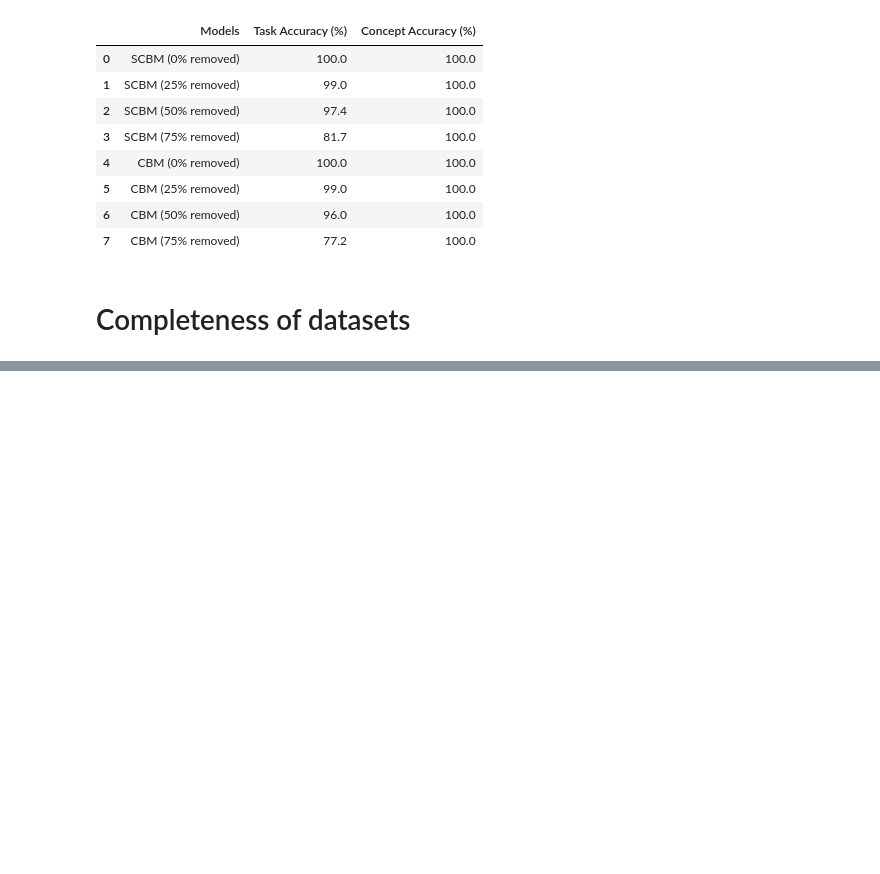
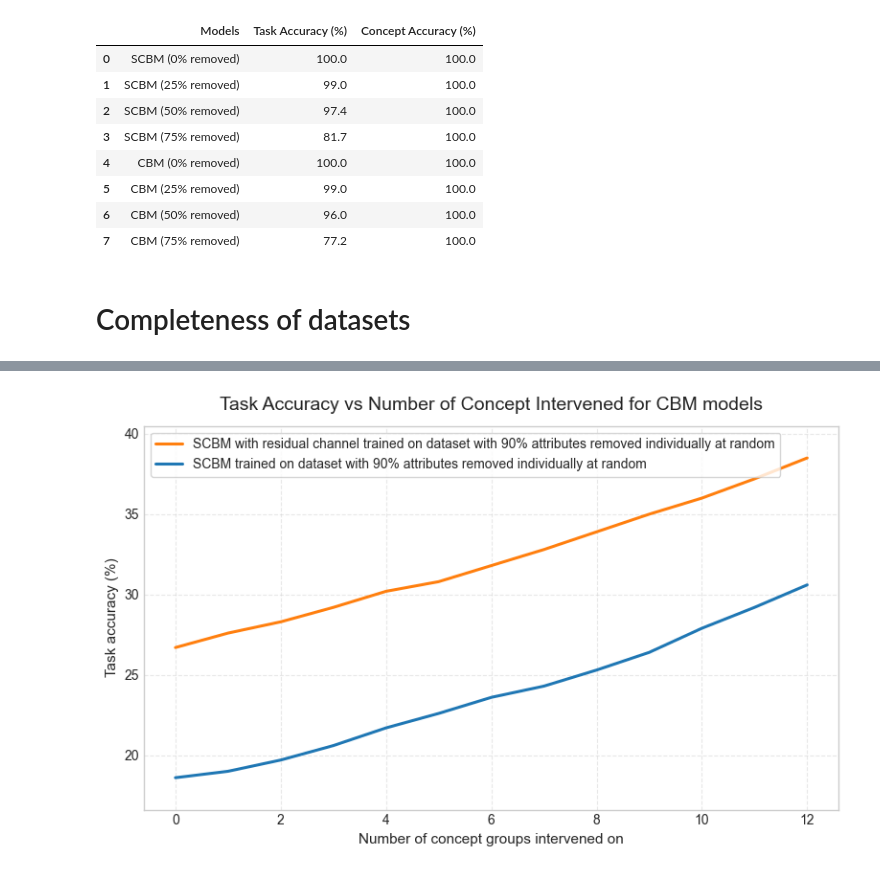
Before and after one commit to stephenmarcou/SCBM_implementation, a Jupyter notebook: results.ipynb, the cells around one changed output, grey strips where cells are left out. Cells and saved outputs as stored; diff of their text form; code cells hidden in the pictures; blank space fills up the shorter version.

Commit message:
Intervention for residual model works

```diff
--- a/results.ipynb
+++ b/results.ipynb
@@ -393,0 +474,59 @@ print(len(data[0]["attribute_label"]))
+# %%
+fig, ax = plt.subplots(figsize=(8, 5))
+
+model_dir_scbm_residual = "incomplete_rmv_indiv_concepts_0.9_2026-04-22_18-23-47_bcd0a"
+model_dir_scbm = "incomplete_rmv_indiv_concepts_0.9_2026-04-22_15-31-02_2b8ed"
+
+(concepts_intervened_list_scbm_res,
+y_accuracies_list_scbm_res,
+c_accuracies_list_scbm_res) = extract_info_from_intervention_log(model_dir_scbm_residual, model_type="scbm_residual")
+
+(concepts_intervened_list_scbm,
+y_accuracies_list_scbm,
+c_accuracies_list_scbm) = extract_info_from_intervention_log(model_dir_scbm, model_type="scbm")
+
+
+ax.plot(
+    concepts_intervened_list_scbm_res,
+    y_accuracies_list_scbm_res,
+    linewidth=2.2,
+    markersize=6,
+    color="#ff7f0e",
+    label=r"SCBM with residual channel trained on dataset with 90% attributes removed individually at random",
+)
+
+ax.plot(
+    concepts_intervened_list_scbm,
+    y_accuracies_list_scbm,
+    color = "#1f77b4",
+    linewidth=2.2,
+    markersize=6,
+    label=r"SCBM trained on dataset with 90% attributes removed individually at random",
+)
+
+
+
+ax.set_title(
+    "Task Accuracy vs Number of Concept Intervened for CBM models",
+    fontsize=14,
+    pad=12,
+)
+ax.set_xlabel("Number of concept groups intervened on", fontsize=11)
+ax.set_ylabel("Task accuracy (%)", fontsize=11)
+max_len = max(len(concepts_intervened_list_scbm_res), len(concepts_intervened_list_scbm))
+ax.xaxis.set_major_locator(MaxNLocator(integer=True, prune=None, nbins=min(20, max_len)))
+
+
+
+
+y_min = min(min(y_accuracies_list_scbm_res), min(y_accuracies_list_scbm))
+y_max = max(max(y_accuracies_list_scbm_res), max(y_accuracies_list_scbm))
+pad = max((y_max - y_min) * 0.1, 0.5)
+ax.set_ylim(y_min - pad, y_max + pad)
+
+ax.grid(True, which="major", linestyle="--", alpha=0.45)
+ax.legend(frameon=True)
+fig.tight_layout()
+plt.show()
+# %% [output]
+[figure, added]
```
Also changed, not shown: parts of 5 cells of this notebook, 5 other files.
